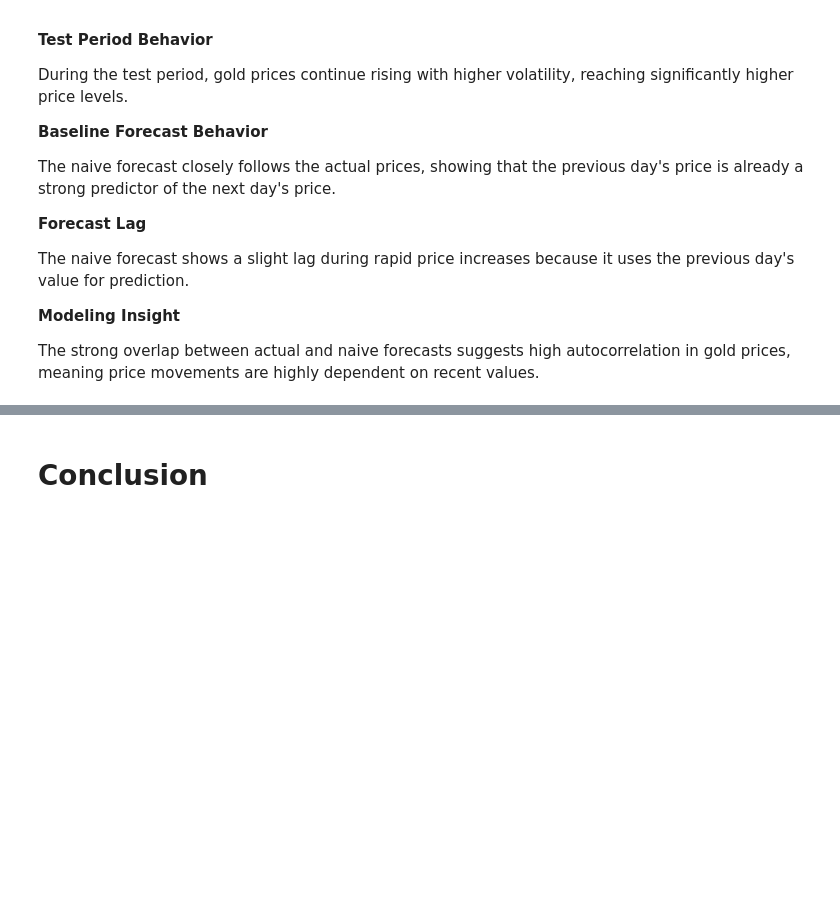
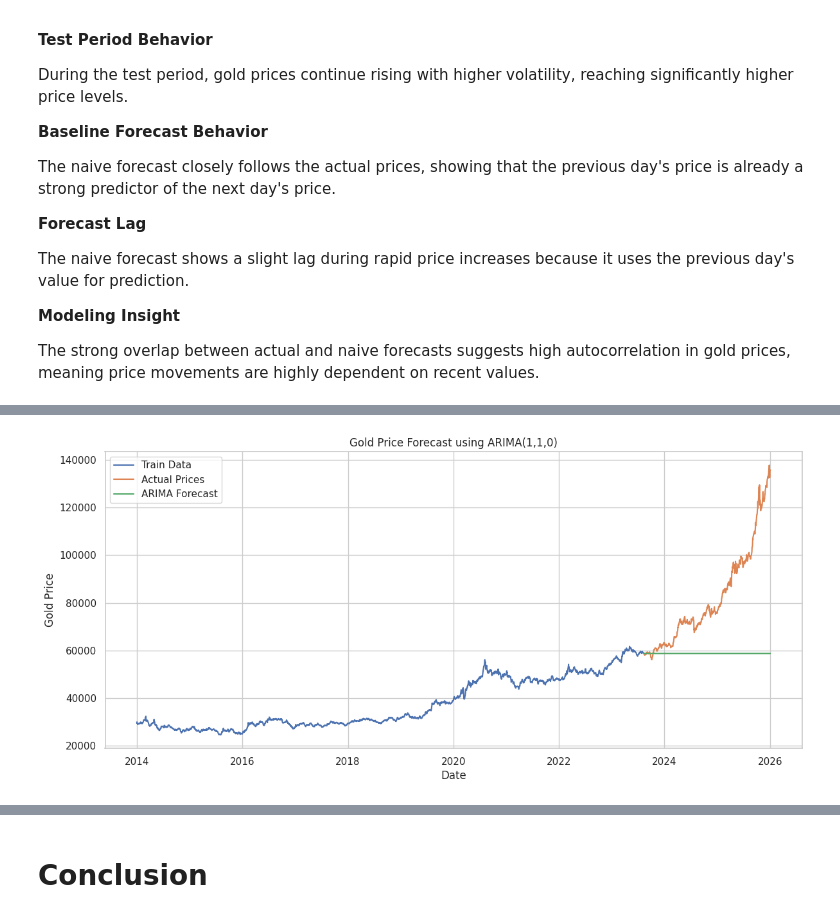
Before and after one commit to Sagarjain93/Machine-Learning-Portfolio, a Jupyter notebook: 03_ML_Practice/Gold_Price_Prediction_Forecasting/03_notebook/05_modelling.ipynb, the cells around one changed output, grey strips where cells are left out. Drawn from its saved outputs; the diff is of its cells as text; code cells hidden in the pictures; blank space fills up the shorter version.

```diff
--- a/03_ML_Practice/Gold_Price_Prediction_Forecasting/03_notebook/05_modelling.ipynb
+++ b/03_ML_Practice/Gold_Price_Prediction_Forecasting/03_notebook/05_modelling.ipynb
@@ -1976,0 +1995,7 @@ The strong overlap between actual and naive forecasts suggests high autocorrelat
+# %%
+from statsmodels.tsa.arima.model import ARIMA
+
+model_arima_110 = ARIMA(train['Price'], order=(1,1,0))
+model_arima_110_fit = model_arima_110.fit()
+
+print(model_arima_110_fit.summary())
@@ -1976,0 +2358,6 @@ The strong overlap between actual and naive forecasts suggests high autocorrelat
+# %%
+# Forecast using ARIMA(1,1,0)
+
+forecast = model_arima_110_fit.forecast(steps=len(test))
+
+forecast.head()
@@ -1976,0 +2374,4 @@ The strong overlap between actual and naive forecasts suggests high autocorrelat
+# %%
+forecast = forecast.to_frame(name='ARIMA_Forecast')
+
+forecast.head()
@@ -1976,0 +2387,2 @@ The strong overlap between actual and naive forecasts suggests high autocorrelat
+# %%
+forecast.index = test.index
@@ -1976,0 +2430,15 @@ The strong overlap between actual and naive forecasts suggests high autocorrelat
+# %%
+plt.figure(figsize=(14,6))
+
+plt.plot(train.index, train['Price'], label="Train Data")
+plt.plot(test.index, test['Price'], label="Actual Prices")
+plt.plot(forecast.index, forecast['ARIMA_Forecast'], label="ARIMA Forecast")
+
+plt.title("Gold Price Forecast using ARIMA(1,1,0)")
+plt.xlabel("Date")
+plt.ylabel("Gold Price")
+plt.legend()
+
+plt.show()
+# %% [output]
+[figure, added]
```
Also changed, not shown: parts of 39 cells of this notebook.
